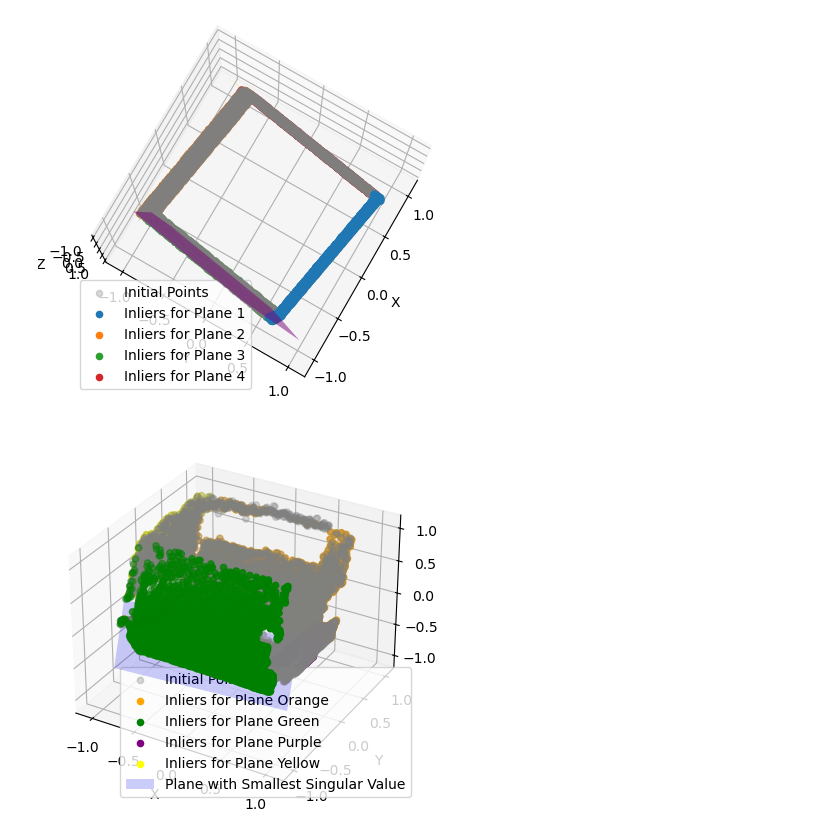
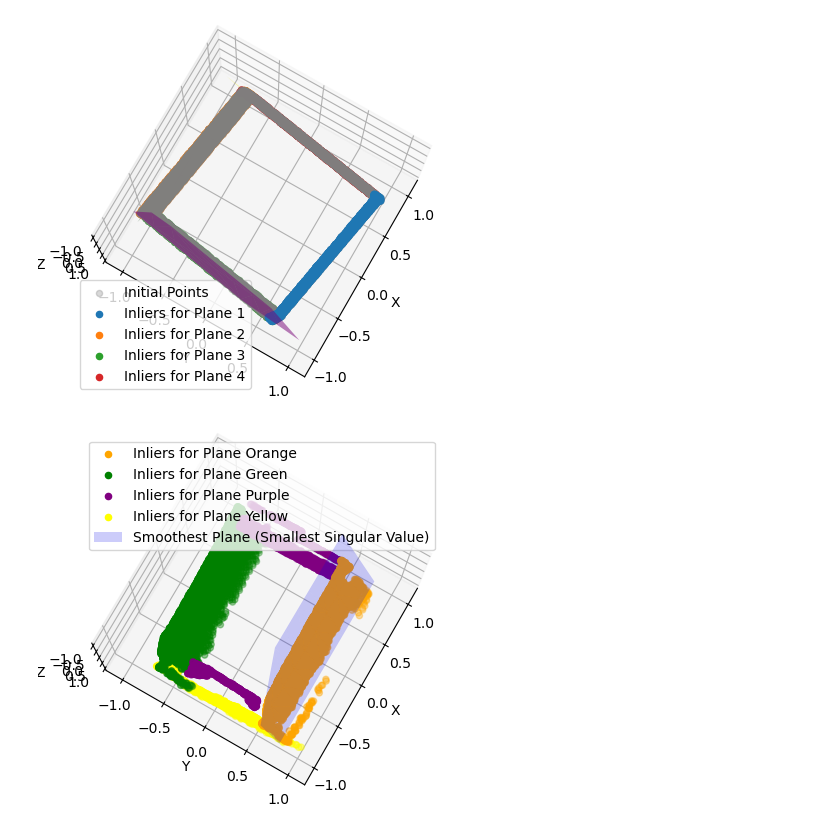
Before and after one commit to stablegradients/16-811, a Jupyter notebook: Assignment-3/question4.ipynb, the cells around one changed output. Cells and saved outputs as stored; diff of their text form; code cells hidden in the pictures.

```diff
--- a/Assignment-3/question4.ipynb
+++ b/Assignment-3/question4.ipynb
@@ -41,6 +41,11 @@ def fit_plane_and_visualize(points):
     plt.legend(['Points', 'Fitted Plane'])
     plt.show()
 
+    # Calculate and print the average distance to the plane
+    distances = np.abs((points @ normal + d) / np.linalg.norm(normal))
+    avg_distance = np.mean(distances)
+    print(f"Average distance of points to the fitted plane: {avg_distance:.4f}")
+
 # Example usage with random points
 points = np.loadtxt('/Users/shrinivas/workspace/16-811/Assignment-3/clear_table.txt')  # Replace with your Nx3 array of points
 fit_plane_and_visualize(points)
@@ -272,7 +278,6 @@ def fit_plane_and_visualize_ransac_multiple_planes(points, num_planes=4, thresho
     ax.set_xlim(-1.2, 1.2)
     ax.set_ylim(-1.2, 1.2)
     ax.set_zlim(-1.2, 1.2)
-    ax.scatter(points[:, 0], points[:, 1], points[:, 2], color='grey', alpha=0.3, label='Initial Points')
 
     smallest_singular_value = np.inf
     smallest_inliers = None
@@ -298,35 +303,35 @@ def fit_plane_and_visualize_ransac_multiple_planes(points, num_planes=4, thresho
         points_ = points_[~np.isin(points_, best_inliers).all(axis=1)]
 
     # Plot the inliers for each plane
     for inliers, color in all_inliers:
         ax.scatter(inliers[:, 0], inliers[:, 1], inliers[:, 2], color=color, label=f'Inliers for Plane {color.capitalize()}')
 
-    # Plot only the plane for the smallest singular value
+    # Plot the smoothest plane with the smallest singular value
     if smallest_inliers is not None:
         xx, yy = np.meshgrid(np.linspace(-1, 1, 10), np.linspace(-1, 1, 10))
         zz = (-smallest_normal[0] * xx - smallest_normal[1] * yy - smallest_d) / smallest_normal[2]
 
         mask = zz**2 <= 1
         xx, yy, zz = xx[mask], yy[mask], zz[mask]
 
-        # Plot the surface only if there are enough points
+        # Plot the surface for the smoothest plane
         if len(xx) >= 3 and len(yy) >= 3 and len(zz) >= 3:
-            ax.plot_trisurf(xx.ravel(), yy.ravel(), zz.ravel(), color='blue', alpha=0.2, label='Plane with Smallest Singular Value')
+            ax.plot_trisurf(xx.ravel(), yy.ravel(), zz.ravel(), color='blue', alpha=0.2, label='Smoothest Plane (Smallest Singular Value)')
 
     ax.set_xlabel('X')
     ax.set_ylabel('Y')
     ax.set_zlabel('Z')
-    # ax.view_init(azim=50, elev=230)
+    ax.view_init(azim=-30, elev=260)
     plt.legend()
     plt.show()
 
 # Load and normalize point data
 points = np.loadtxt('/Users/shrinivas/workspace/16-811/Assignment-3/cluttered_hallway.txt')
 points = points - points.mean(axis=0)
 points[:, 0] /= np.abs(points[:, 0]).max()
 points[:, 1] /= np.abs(points[:, 1]).max()
 points[:, 2] /= np.abs(points[:, 2]).max()
 
 fit_plane_and_visualize_ransac_multiple_planes(points, num_planes=4, threshold=0.03)
 # %% [output]
-[figure, old version]
+[figure, new version]
```
Also changed, not shown: parts of 2 cells of this notebook, 1 other file.
